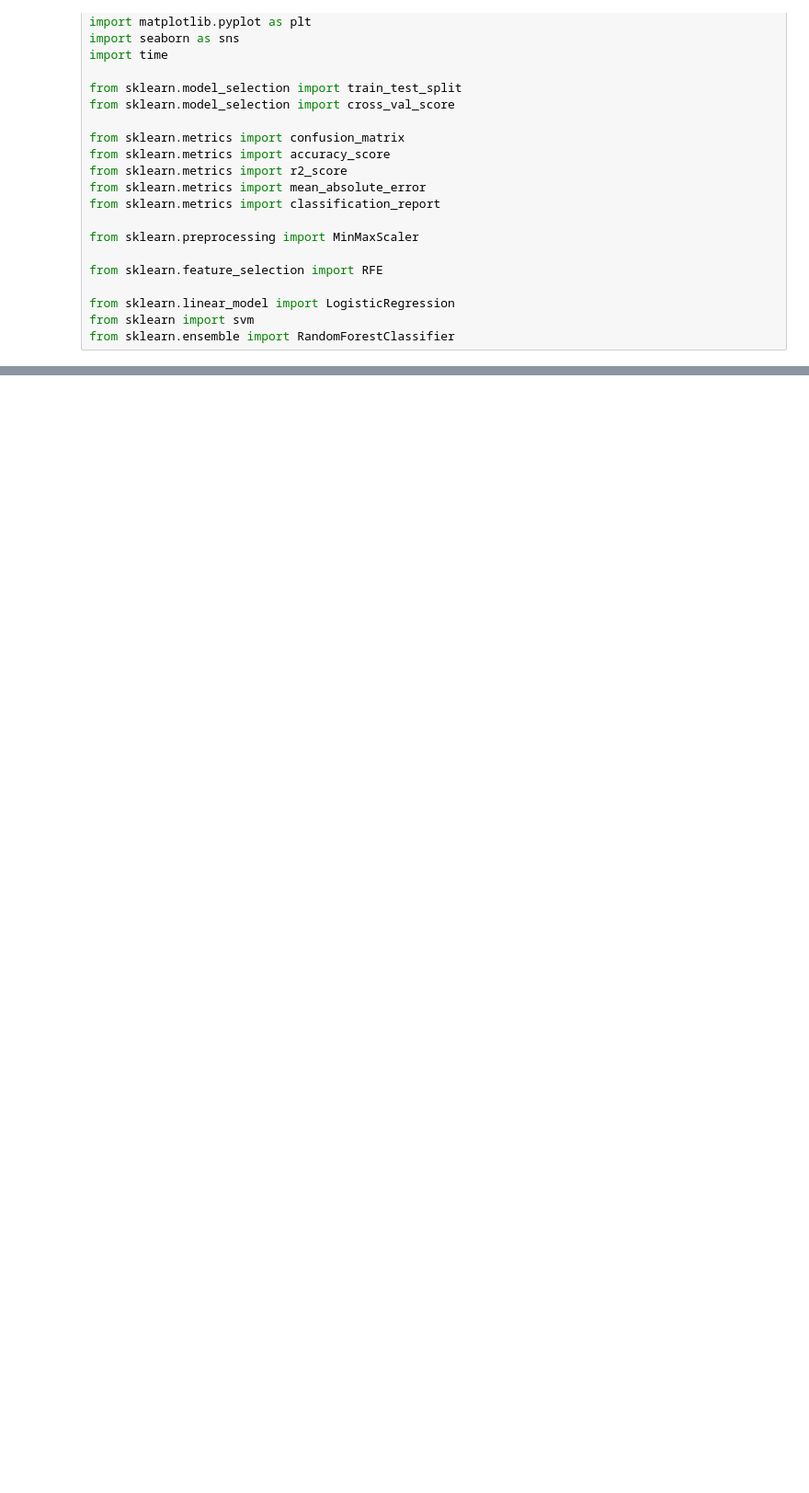
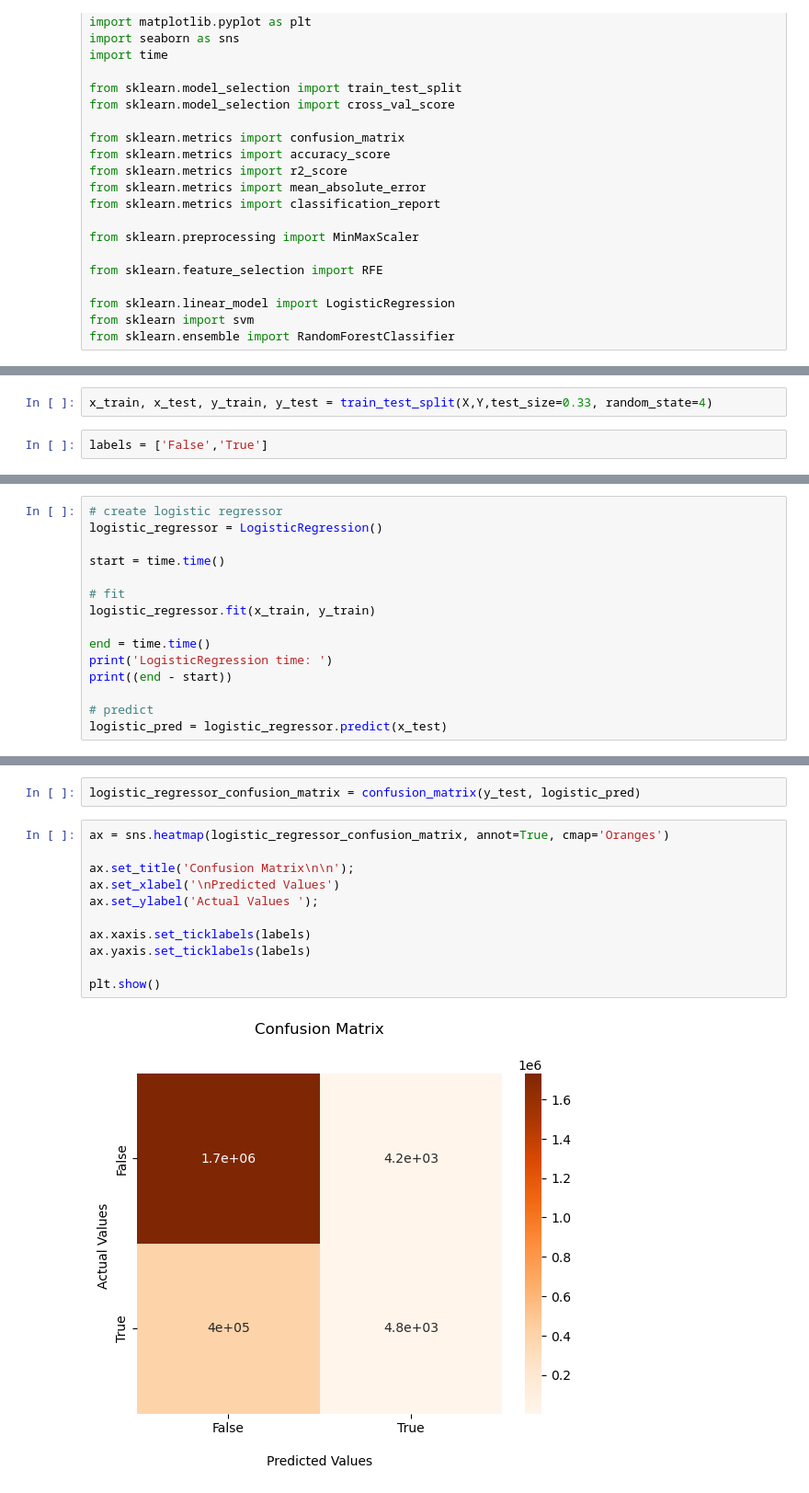
Before and after one commit to 4ydogan/airline-delays-predict, a Jupyter notebook: delay-predict.ipynb, the cells around one changed output, grey strips where cells are left out. Shown at 92% size. Cells and saved outputs as stored; diff of their text form; blank space fills up the shorter version.

```diff
--- a/delay-predict.ipynb
+++ b/delay-predict.ipynb
@@ -50,0 +151,4 @@ plt.show()
+# %%
+x_train, x_test, y_train, y_test = train_test_split(X,Y,test_size=0.33, random_state=4)
+# %%
+labels = ['False','True']
@@ -50,0 +157,15 @@ plt.show()
+# %%
+# create logistic regressor
+logistic_regressor = LogisticRegression()
+
+start = time.time()
+
+# fit
+logistic_regressor.fit(x_train, y_train)
+
+end = time.time()
+print('LogisticRegression time: ')
+print((end - start))
+
+# predict
+logistic_pred = logistic_regressor.predict(x_test)
@@ -50,0 +186,15 @@ plt.show()
+# %%
+logistic_regressor_confusion_matrix = confusion_matrix(y_test, logistic_pred)
+# %%
+ax = sns.heatmap(logistic_regressor_confusion_matrix, annot=True, cmap='Oranges')
+
+ax.set_title('Confusion Matrix\n\n');
+ax.set_xlabel('\nPredicted Values')
+ax.set_ylabel('Actual Values ');
+
+ax.xaxis.set_ticklabels(labels)
+ax.yaxis.set_ticklabels(labels)
+
+plt.show()
+# %% [output]
+[figure, added]
```
Also changed, not shown: parts of 25 cells of this notebook.
